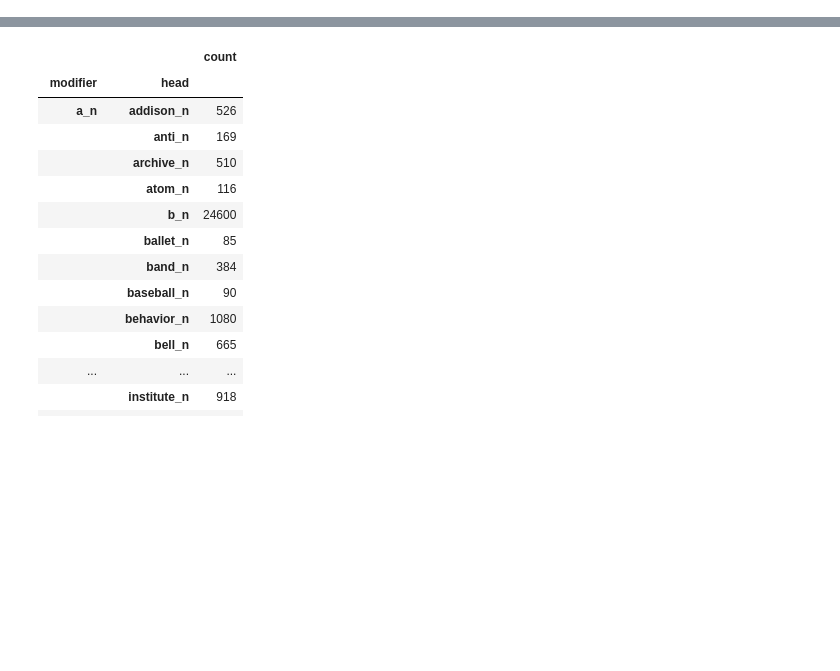
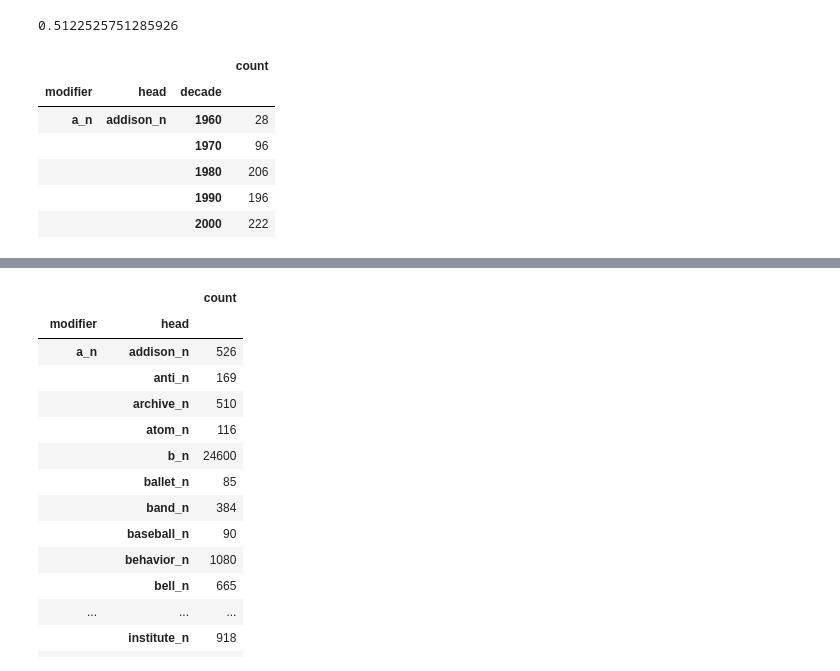
Before and after one commit to prajitdhar/Compounding, a Jupyter notebook: novel_compound_predictor/Trial.ipynb, the cells around one changed output, grey strips where cells are left out. Saved outputs shown, nothing was run; the diff lists cells and outputs as text; code cells hidden in the pictures; blank space fills up the shorter version.

```diff
--- a/novel_compound_predictor/Trial.ipynb
+++ b/novel_compound_predictor/Trial.ipynb
@@ -38,0 +79,13 @@ memory usage: 18.5+ MB
+# %%
+compounds_new=compounds[compounds['count']>20]
+print((compounds.shape[0]-compounds_new.shape[0])/compounds.shape[0])
+compounds_new.head()
+# %% [output]
+0.5122525751285926
+|  |  |  | count |
+| modifier | head | decade |  |
+| a_n | addison_n | 1960 | 28 |
+|  |  | 1970 | 96 |
+|  |  | 1980 | 206 |
+|  |  | 1990 | 196 |
+|  |  | 2000 | 222 |
```
Also changed, not shown: parts of 10 cells of this notebook, 2 other files.
